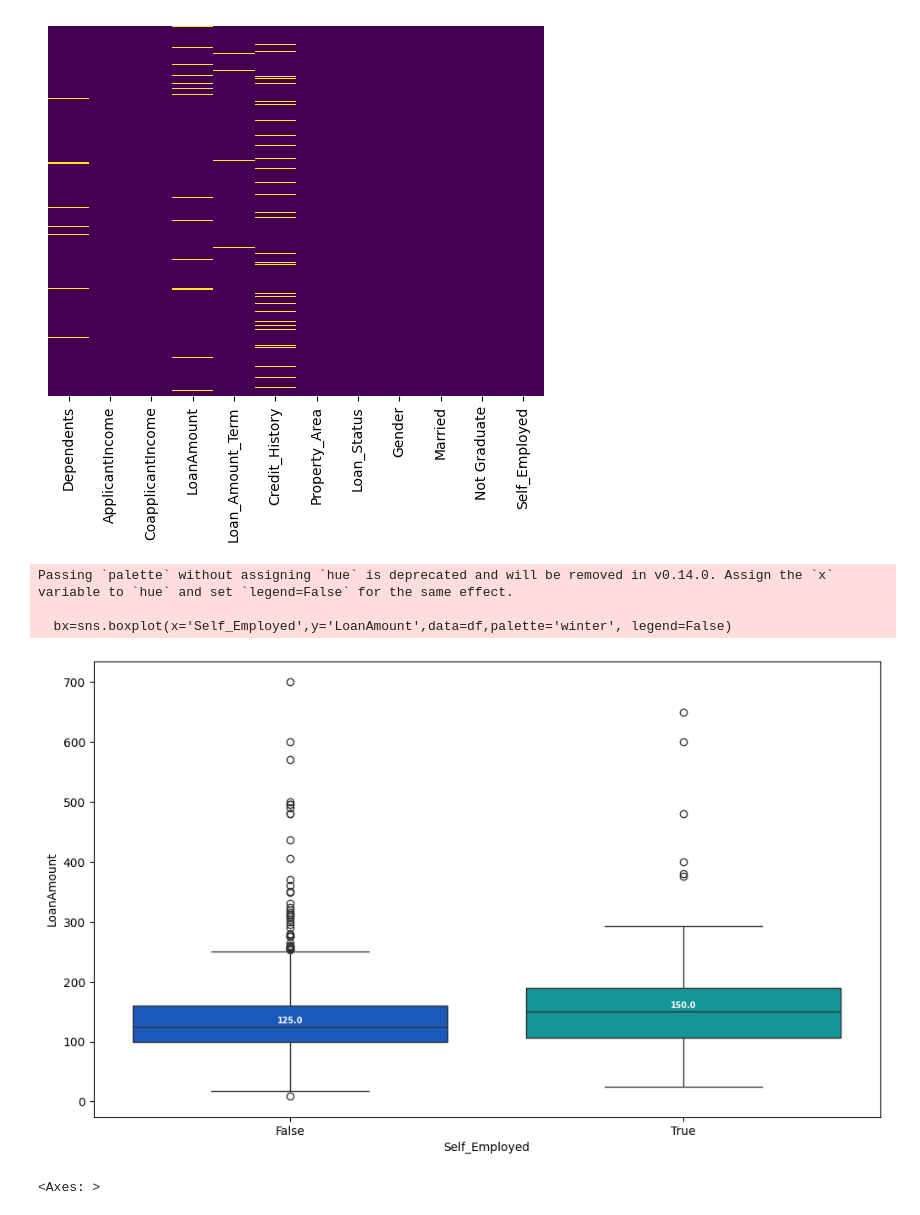
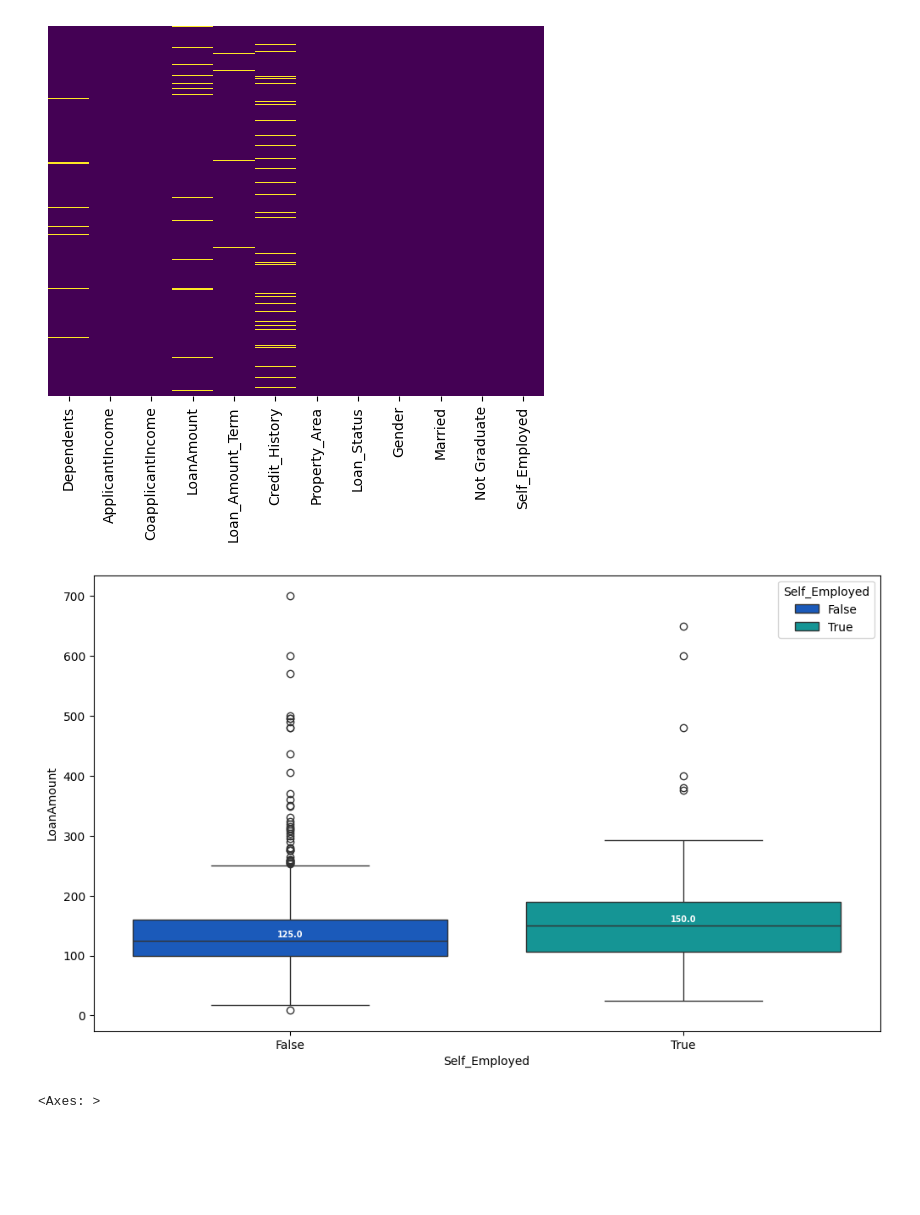
Before and after one commit to Jscott7227/CSC_5240_Project, a Jupyter notebook: KNN.ipynb, the cells around one changed output. Drawn from its saved outputs; the diff is of its cells as text; code cells hidden in the pictures; blank space fills up the shorter version.

```diff
--- a/KNN.ipynb
+++ b/KNN.ipynb
@@ -105,16 +105,13 @@ sns.heatmap(df.isnull(),yticklabels=False,cbar=False,cmap='viridis')
 [figure]
 # %%
 plt.figure(figsize=(12, 7))
-bx=sns.boxplot(x='Self_Employed',y='LoanAmount',data=df,palette='winter')
+bx=sns.boxplot(x='Self_Employed',y='LoanAmount',data=df, hue='Self_Employed',palette='winter')
 medians=df.groupby(['Self_Employed'])['LoanAmount'].median()
 vertical_offset=df['LoanAmount'].median() * 0.05
 for xtick in bx.get_xticks():
-    bx.text(xtick,medians[xtick]+vertical_offset,medians[xtick],horizontalalignment='center',size='x-small',color='w',weight='semibold')
+    bx.text(xtick,medians.iloc[xtick]+vertical_offset,medians.iloc[xtick],horizontalalignment='center',size='x-small',color='w',weight='semibold')
 # %% [output]
-Passing `palette` without assigning `hue` is deprecated and will be removed in v0.14.0. Assign the `x` variable to `hue` and set `legend=False` for the same effect.
-
-  bx=sns.boxplot(x='Self_Employed',y='LoanAmount',data=df,palette='winter', legend=False)
-[figure, old version]
+[figure, new version]
 # %%
 def impute_LoanAmt(cols):
     Loan = cols.iloc[0]
```
Also changed, not shown: parts of 7 cells of this notebook.
